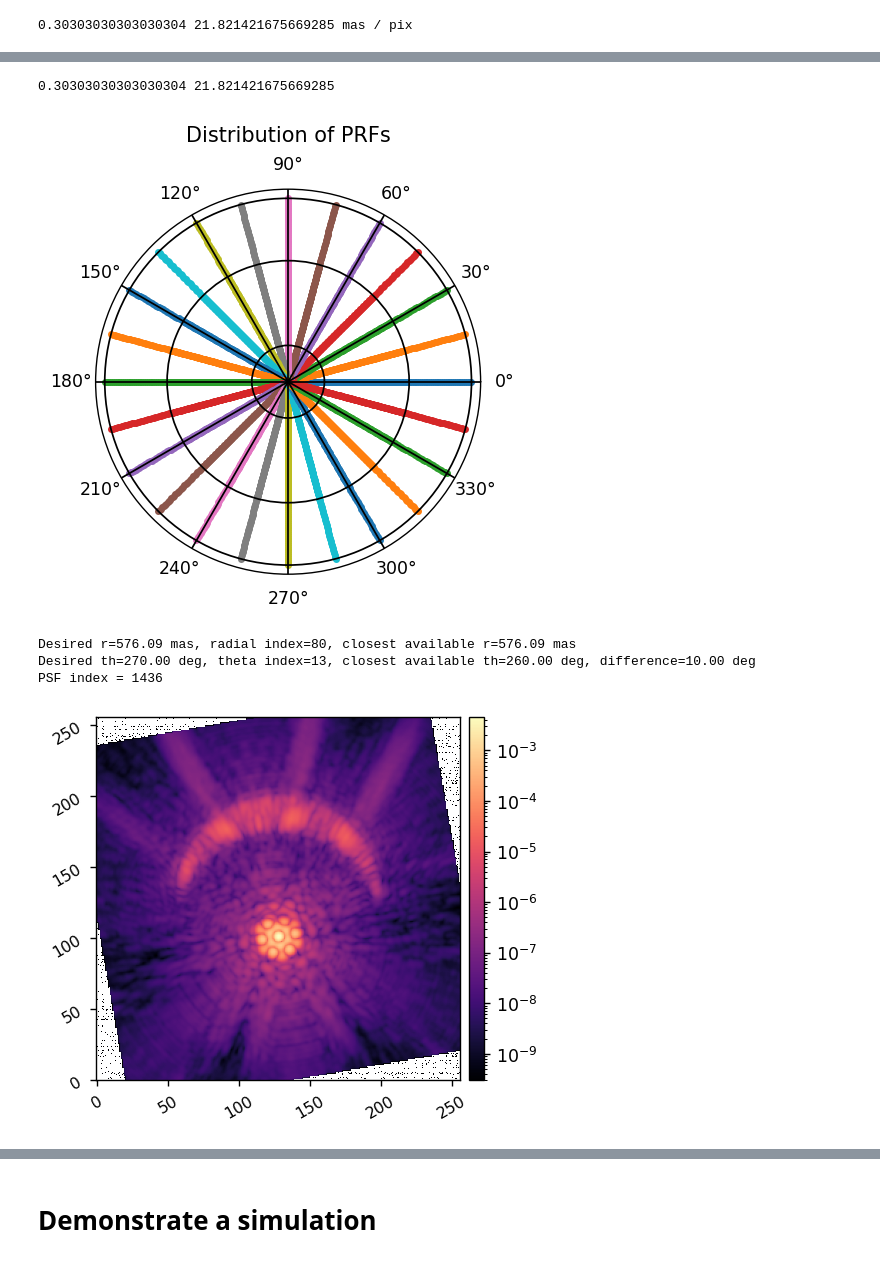
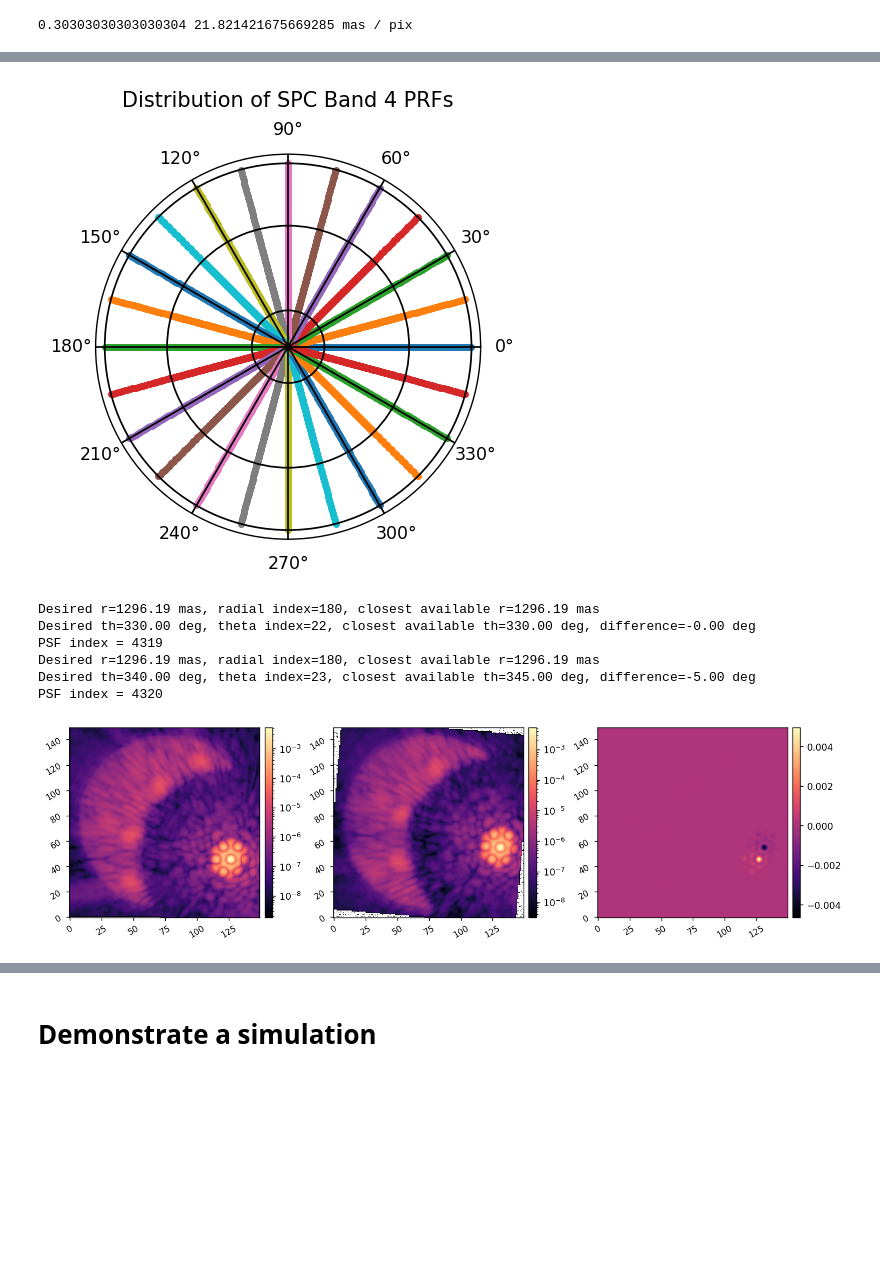
Before and after one commit to kian1377/disk-processing, a Jupyter notebook: spc_band4_20240418_interp_psfs.ipynb, the cells around one changed output, grey strips where cells are left out. Cells and saved outputs as stored; diff of their text form; code cells hidden in the pictures; blank space fills up the shorter version.

```diff
--- a/spc_band4_20240418_interp_psfs.ipynb
+++ b/spc_band4_20240418_interp_psfs.ipynb
@@ -55,0 +56,8 @@ imshow1(disk)
+# %%
+npsf = 150
+xc, yc = (256//2, 256//2)
+psfs_n2 = fits.getdata(data_dir/'psfs'/f'spc_band4_psfs_polaxis-2_20240418.fits')[:,yc-npsf//2:yc+npsf//2, xc-npsf//2:xc+npsf//2]
+psfs_n1 = fits.getdata(data_dir/'psfs'/f'spc_band4_psfs_polaxis-1_20240418.fits')[:,yc-npsf//2:yc+npsf//2, xc-npsf//2:xc+npsf//2]
+psfs_p1 = fits.getdata(data_dir/'psfs'/f'spc_band4_psfs_polaxis1_20240418.fits')[:,yc-npsf//2:yc+npsf//2, xc-npsf//2:xc+npsf//2]
+psfs_p2 = fits.getdata(data_dir/'psfs'/f'spc_band4_psfs_polaxis2_20240418.fits')[:,yc-npsf//2:yc+npsf//2, xc-npsf//2:xc+npsf//2]
+incoh_psfs = (psfs_n2 + psfs_n1 + psfs_p1 + psfs_p2)/4
@@ -55,0 +69,4 @@ imshow1(disk)
+# %%
+npsf = 150
+xc, yc = (256//2, 256//2)
+psfs_n2 = psfs_n2[:,yc-npsf//2:yc+npsf//2, xc-npsf//2:xc+npsf//2]
@@ -56,14 +85,6 @@ imshow1(disk)
 # %%
-polaxis = -2
-
-psfs = fits.getdata(data_dir/'psfs'/f'spc_band4_psfs_polaxis{polaxis:d}_20240418.fits')
-psfs_hdr = fits.getheader(data_dir/'psfs'/f'spc_band4_psfs_polaxis{polaxis:d}_20240418.fits')
-print(psfs_hdr['PXSCLAMD'], psfs_hdr['PXSCLMAS'])
-
-r_offsets = fits.getdata(data_dir/'psfs'/f'spc_band4_radial_samples_polaxis{polaxis:d}_may2024.fits')
-thetas = fits.getdata(data_dir/'psfs'/f'spc_band4_theta_samples_polaxis{polaxis:d}_may2024.fits')*u.deg
-
-npsf = psfs.shape[1]
+r_offsets = fits.getdata(data_dir/'psfs'/f'spc_band4_psfs_radial_samples_20240418.fits')
+thetas = fits.getdata(data_dir/'psfs'/f'spc_band4_psfs_theta_samples_20240418.fits')*u.deg
 
 theta_offsets = []
 for r in r_offsets[1:]:
@@ -81,15 +102,14 @@ ax1.set_rlabel_position(55)  # Move radial labels away from plotted line
 ax1.set_thetagrids(thetas[::2].value)
 ax1.grid(axis='x', visible=True, color='black', linewidth=1)
 ax1.grid(axis='y', color='black', linewidth = 1)
-ax1.set_title('Distribution of PRFs', va='bottom')
+ax1.set_title('Distribution of SPC Band 4 PRFs', va='bottom')
 ax1.set_axisbelow(False)
 # %% [output]
-0.30303030303030304 21.821421675669285
-[figure, old version]
+[figure, new version]
 # %%
 r_offsets_mas = r_offsets * mas_per_lamD
 
-def find_closest_psf(xoff, yoff, verbose=True):
+def find_closest_psf(psfs, xoff, yoff, verbose=True):
     r = np.sqrt(xoff**2+yoff**2)
     theta = np.arctan2(yoff,xoff).to(u.deg)
     if theta<0: theta += 360*u.deg
@@ -115,18 +135,27 @@ def find_closest_psf(xoff, yoff, verbose=True):
 
     return interpped_psf
 # %%
-r = 8*mas_per_lamD
-th = 270*u.deg
+r = 18*mas_per_lamD
+
+th = 330.0*u.deg
 xoff = r*np.cos(th)
 yoff = r*np.sin(th)
-psf = find_closest_psf(xoff,yoff)
+psf1 = find_closest_psf(psfs_n2, xoff,yoff)
 
-imshow1(psf, lognorm=True)
+th = 340*u.deg
+xoff = r*np.cos(th)
+yoff = r*np.sin(th)
+psf2 = find_closest_psf(psfs_n2, xoff,yoff)
+
+imshow3(psf1, psf2, psf1-psf2, lognorm1=True, lognorm2=True)
 # %% [output]
-Desired r=576.09 mas, radial index=80, closest available r=576.09 mas
-Desired th=270.00 deg, theta index=13, closest available th=260.00 deg, difference=10.00 deg
-PSF index = 1436
+Desired r=1296.19 mas, radial index=180, closest available r=1296.19 mas
+Desired th=330.00 deg, theta index=22, closest available th=330.00 deg, difference=-0.00 deg
+PSF index = 4319
+Desired r=1296.19 mas, radial index=180, closest available r=1296.19 mas
+Desired th=340.00 deg, theta index=23, closest available th=345.00 deg, difference=-5.00 deg
+PSF index = 4320
-[figure, old version]
+[figure, new version]
 # %%
 x,y = np.meshgrid(np.arange(-ndisk/2,ndisk/2) + 1/2, np.arange(-ndisk/2,ndisk/2)+1/2 )
 x = x.flatten()*disk_pixelscale_mas*u.pix
```
Also changed, not shown: parts of 14 cells of this notebook, 10 other files.
